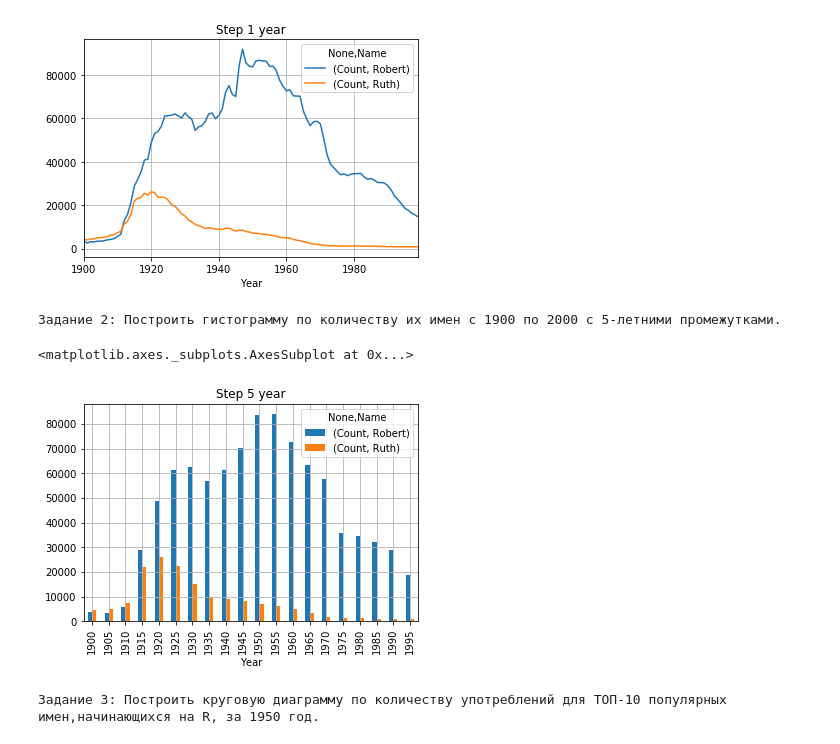
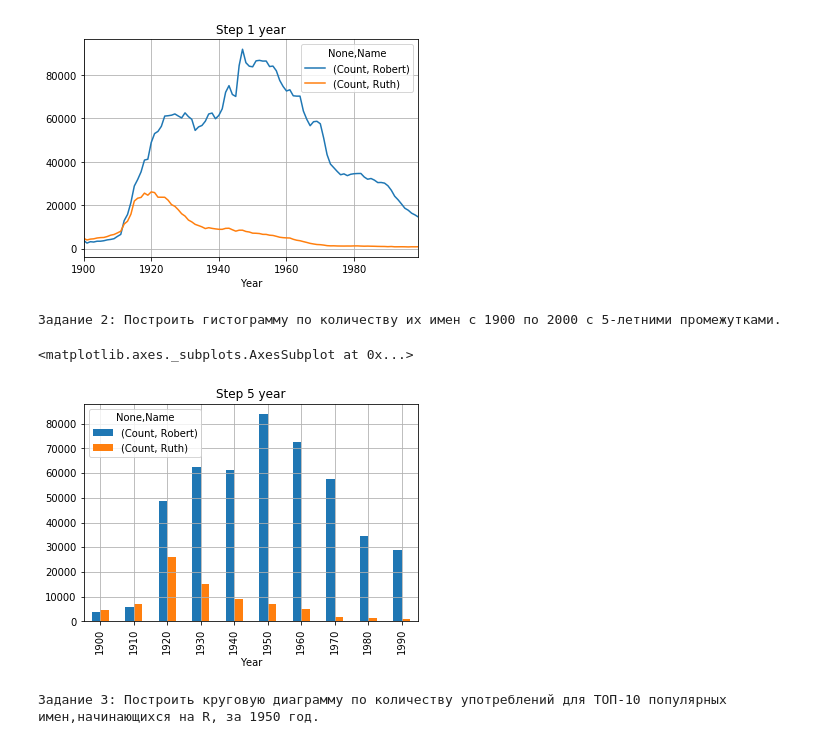
Before and after one commit to martysyuk/PY-3-Learning, a Jupyter notebook: homeworks/lesson4-2.ipynb, the cells around one changed output. Cells and saved outputs as stored; diff of their text form; code cells hidden in the pictures.

```diff
--- a/homeworks/lesson4-2.ipynb
+++ b/homeworks/lesson4-2.ipynb
@@ -58,12 +73,12 @@ plot_data.plot(title='Step 1 year', grid=True)
 [figure]
 # %%
 print('Задание 2: Построить гистограмму по количеству их имен с 1900 по 2000 с 5-летними промежутками.')
-plot_data = compile_data_to_step_1_2(5)
+plot_data = compile_data_to_step_1_2(10)
 plot_data.plot.bar(title='Step 5 year', grid=True)
 # %% [output]
 Задание 2: Построить гистограмму по количеству их имен с 1900 по 2000 с 5-летними промежутками.
 <matplotlib.axes._subplots.AxesSubplot at 0x...>
-[figure, old version]
+[figure, new version]
 # %%
 print('Задание 3: Построить круговую диаграмму по количеству употреблений для ТОП-10 популярных имен,'
       'начинающихся на R, за 1950 год.')
```
Also changed, not shown: parts of 2 cells of this notebook.
